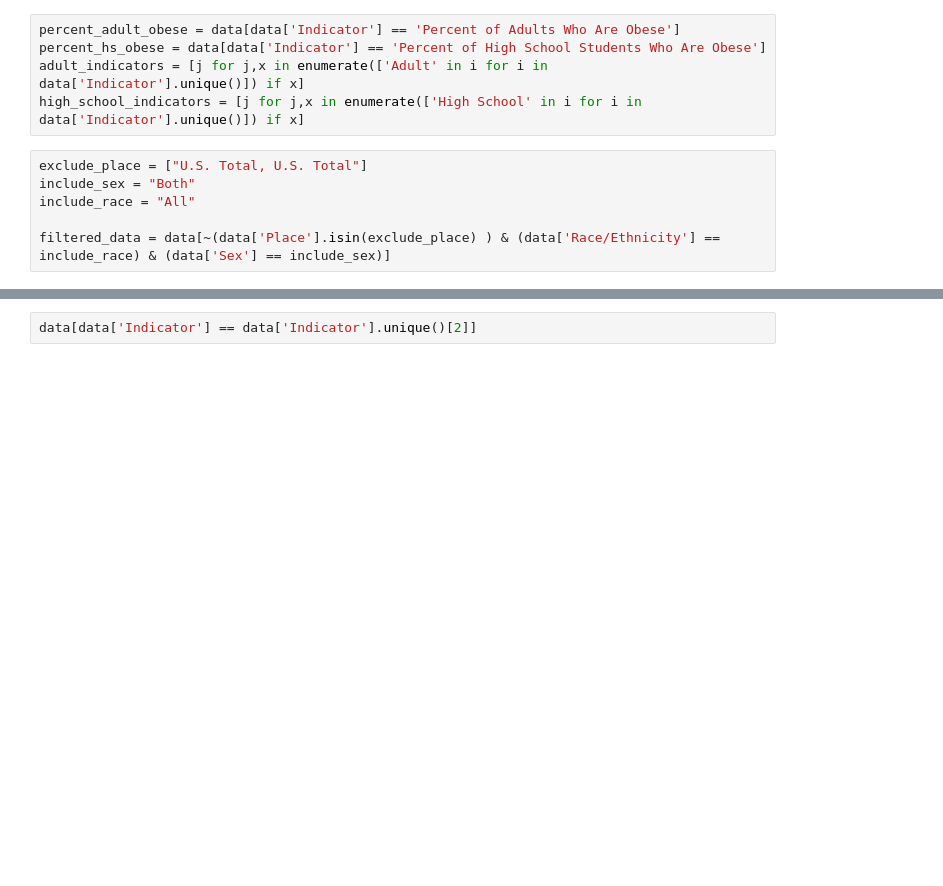
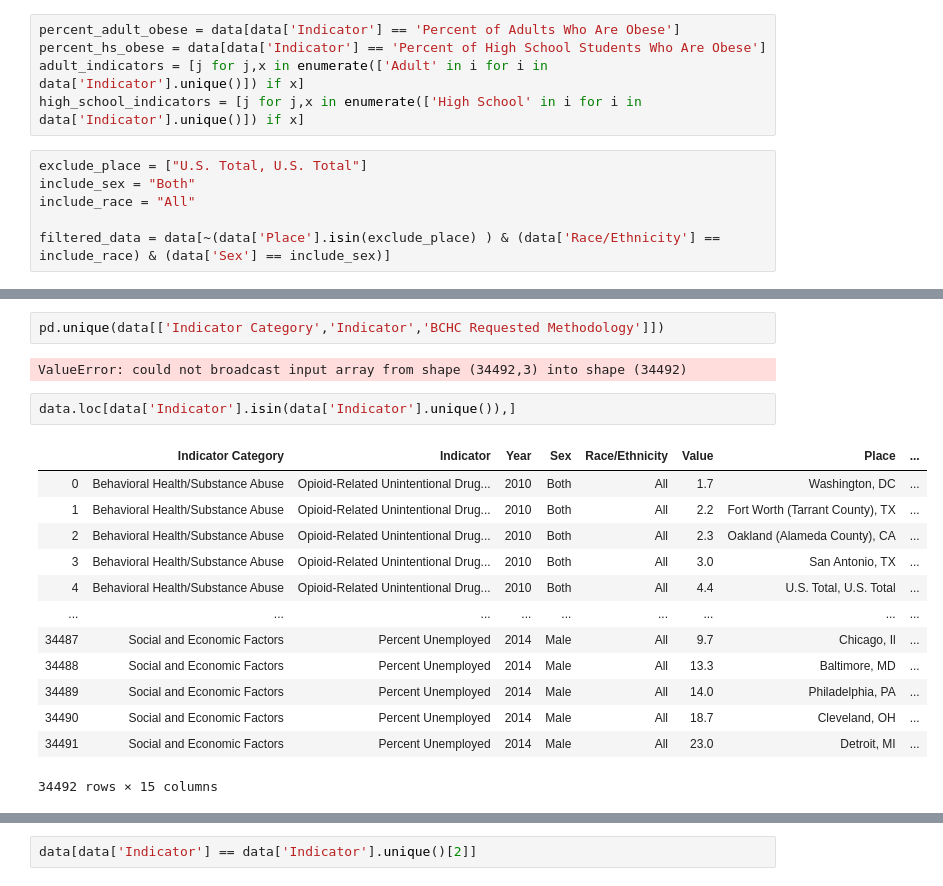
Before and after one commit to nijie321/COMP4151-project, a Jupyter notebook: Jie_Analysis.ipynb, the cells around one changed output, grey strips where cells are left out. Cells and saved outputs as stored; diff of their text form; blank space fills up the shorter version.

```diff
--- a/Jie_Analysis.ipynb
+++ b/Jie_Analysis.ipynb
@@ -77,0 +103,20 @@ array([2010, 2011, 2012, 2013, 2014, 2015, 2016, 2018, 2017])
+# %%
+pd.unique(data[['Indicator Category','Indicator','BCHC Requested Methodology']])
+# %% [output]
+ValueError: could not broadcast input array from shape (34492,3) into shape (34492)
+# %%
+data.loc[data['Indicator'].isin(data['Indicator'].unique()),]
+# %% [output]
+|  | Indicator Category | Indicator | Year | Sex | Race/Ethnicity | Value | Place | ... |
+| 0 | Behavioral Health/Substance Abuse | Opioid-Related Unintentional Drug... | 2010 | Both | All | 1.7 | Washington, DC | ... |
+| 1 | Behavioral Health/Substance Abuse | Opioid-Related Unintentional Drug... | 2010 | Both | All | 2.2 | Fort Worth (Tarrant County), TX | ... |
+| 2 | Behavioral Health/Substance Abuse | Opioid-Related Unintentional Drug... | 2010 | Both | All | 2.3 | Oakland (Alameda County), CA | ... |
+| 3 | Behavioral Health/Substance Abuse | Opioid-Related Unintentional Drug... | 2010 | Both | All | 3.0 | San Antonio, TX | ... |
+| 4 | Behavioral Health/Substance Abuse | Opioid-Related Unintentional Drug... | 2010 | Both | All | 4.4 | U.S. Total, U.S. Total | ... |
+| ... | ... | ... | ... | ... | ... | ... | ... | ... |
+| 34487 | Social and Economic Factors | Percent Unemployed | 2014 | Male | All | 9.7 | Chicago, Il | ... |
+| 34488 | Social and Economic Factors | Percent Unemployed | 2014 | Male | All | 13.3 | Baltimore, MD | ... |
+| 34489 | Social and Economic Factors | Percent Unemployed | 2014 | Male | All | 14.0 | Philadelphia, PA | ... |
+| 34490 | Social and Economic Factors | Percent Unemployed | 2014 | Male | All | 18.7 | Cleveland, OH | ... |
+| 34491 | Social and Economic Factors | Percent Unemployed | 2014 | Male | All | 23.0 | Detroit, MI | ... |
+34492 rows × 15 columns
```
Also changed, not shown: parts of 13 cells of this notebook, 1 other file.
